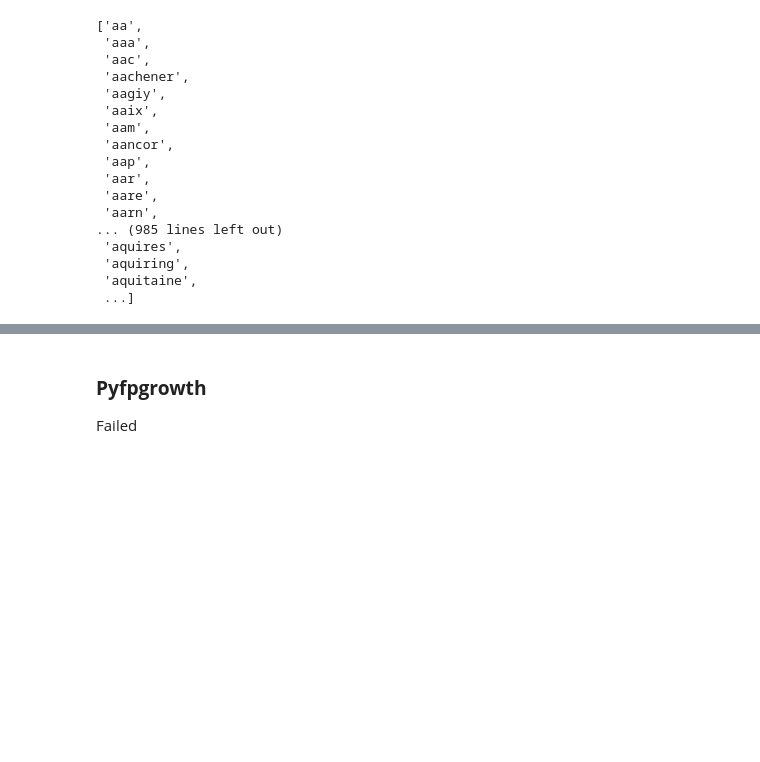
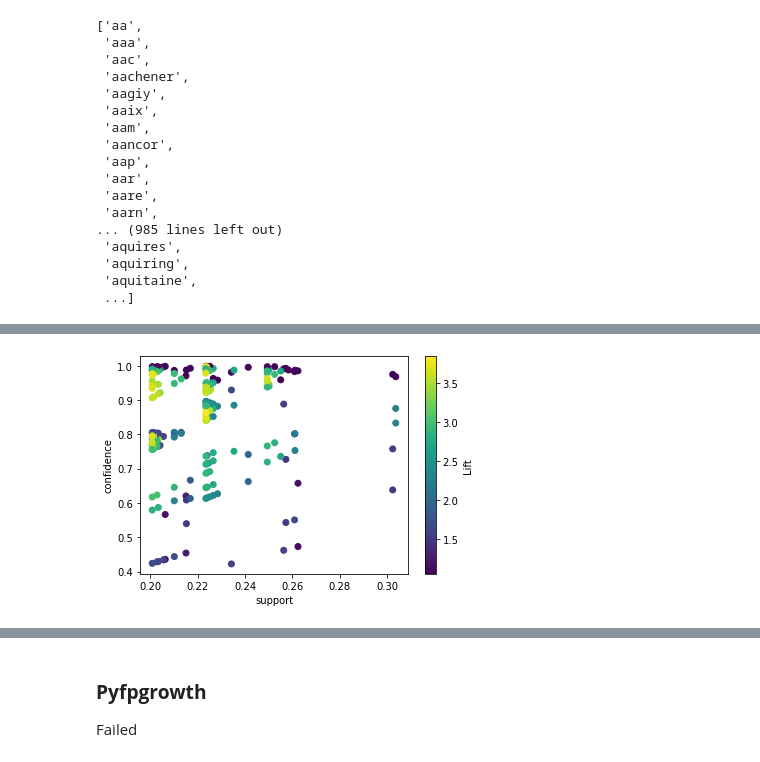
Before and after one commit to Airinelizabath/Association-Rule-Mining, a Jupyter notebook: exp2.ipynb, the cells around one changed output, grey strips where cells are left out. Saved outputs shown, nothing was run; the diff lists cells and outputs as text; code cells hidden in the pictures; blank space fills up the shorter version.

```diff
--- a/exp2.ipynb
+++ b/exp2.ipynb
@@ -416,4 +388,4 @@ from mlxtend.frequent_patterns import fpgrowth
 fp=fpgrowth(A, min_support=0.2, use_colnames=True)
 # %%
 from mlxtend.frequent_patterns import association_rules
-association_rules(fp, metric='confidence', min_threshold=0.2, support_only=False)
+asr=association_rules(fp, metric='confidence', min_threshold=0.2, support_only=False)
@@ -435,0 +408,15 @@ association_rules(fp, metric='confidence', min_threshold=0.2, support_only=False
+# %%
+asr["antecedent_len"] = asr["antecedents"].apply(lambda x: len(x))
+asr["conseqent_len"]=asr["consequents"].apply(lambda x: len(x))
+#p=['sdvb',2,3,4,'dshbs','gshdg',5]
+y = lambda x : [any([str(ele).isdigit() for ele in i]) for i in x ]
+#asr["contains"]=asr["antecedents"].apply(lambda x : [any([str(ele).isdigit() for ele in i]) for i in x ])
+asr["contains"]=y(asr['antecedents'])
+asr["contains_conseq"]=y(asr['consequents'])
+#item=[1,2,3,4,5,6,7,8]
+#asr[asr['antecedents']=={item}]
+#only outputs first true value
+asr[(asr['antecedent_len'] > 1) & (asr['lift']>=1 ) & (asr['contains']==True) & (asr['contains_conseq']==True) ]  #either antecedent or consequent works ; not both
+#asr[(asr['antecedents']=={1}) | (asr['antecedents']=={2})| (asr['antecedents']=={3})| (asr['antecedents']=={4})| (asr['antecedents']=={5})| (asr['antecedents']=={6})| (asr['antecedents']=={7})| (asr['antecedents']=={8})]
+
+# ?? why consequent does not have any label categories. There are around 5485 rows × 19679 columns of data. Also only 1 and 2 are present.  ->  bcz most of the antecedent which have numbers in antecent may not have cosequent numbers because of the non-overlapping of same labels is rare
@@ -435,0 +486,19 @@ association_rules(fp, metric='confidence', min_threshold=0.2, support_only=False
+# %%
+'''consrest=asr[(asr['conseqent_len'] > 1) & (asr['lift']>=1 ) & (asr['contains_conseq']==True) ]  #either antecedent or consequent works ; not both
+antrest=asr[(asr['antecedent_len'] > 1) & (asr['lift']>=1 ) & (asr['contains']==True) ]'''
+
+consrest=asr[(asr['conseqent_len'] > 1) & (asr['lift']>=1 )]  #either antecedent or consequent works ; not both
+antrest=asr[(asr['antecedent_len'] >1) & (asr['lift']>=1 )]
+# %%
+#filtered rule
+
+import matplotlib.pyplot as plt
+plt.scatter(antrest['support'], antrest['confidence'], c=antrest['lift'])
+plt.xlabel('support')
+plt.ylabel('confidence')
+plt.colorbar(label="Lift")
+plt.show()
+
+# colour with respect to lift
+# %% [output]
+[figure, added]
```
Also changed, not shown: parts of 76 cells of this notebook.
